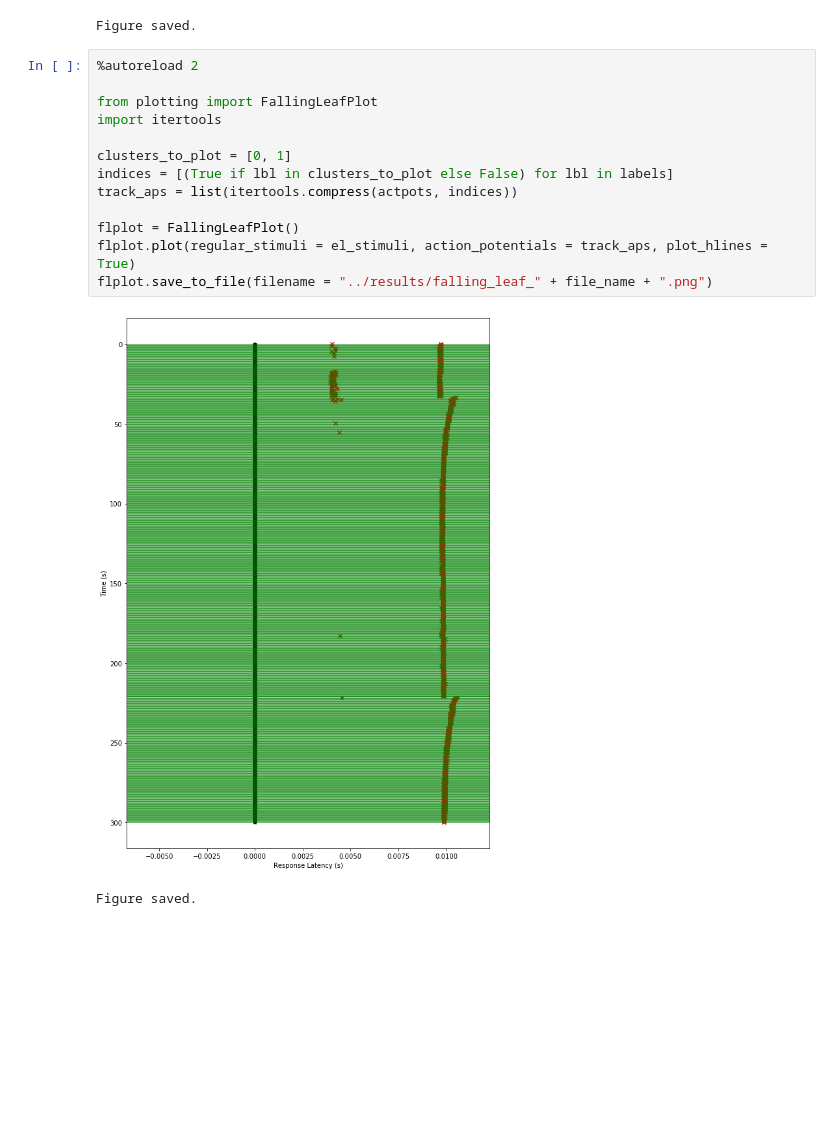
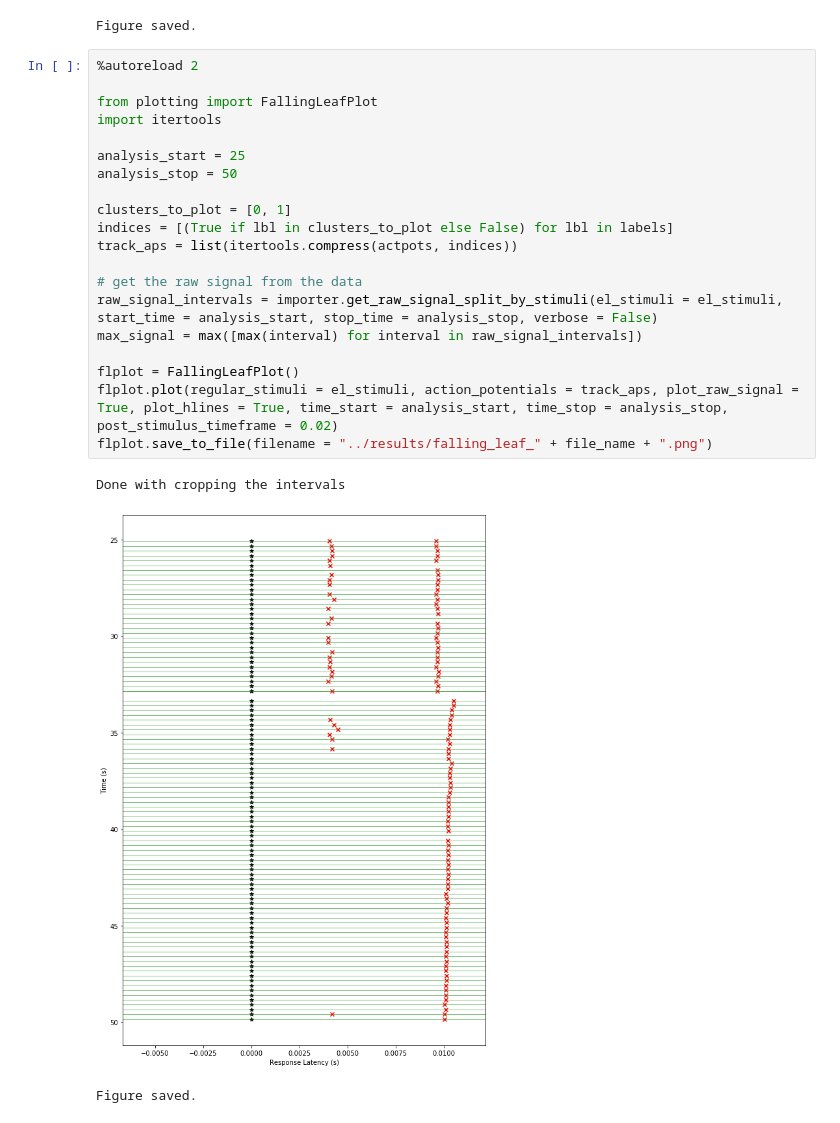
Before and after one commit to rwth-imi/openMNGlab, a Jupyter notebook: code/DBSCAN-Clustering.ipynb, the cells around one changed output. Drawn from its saved outputs; the diff is of its cells as text; blank space fills up the shorter version.

```diff
--- a/code/DBSCAN-Clustering.ipynb
+++ b/code/DBSCAN-Clustering.ipynb
@@ -75,16 +73,24 @@ Figure saved.
 # %%
 %autoreload 2
 
 from plotting import FallingLeafPlot
 import itertools
 
+analysis_start = 25
+analysis_stop = 50
+
 clusters_to_plot = [0, 1]
 indices = [(True if lbl in clusters_to_plot else False) for lbl in labels]
 track_aps = list(itertools.compress(actpots, indices))
 
+# get the raw signal from the data
+raw_signal_intervals = importer.get_raw_signal_split_by_stimuli(el_stimuli = el_stimuli, start_time = analysis_start, stop_time = analysis_stop, verbose = False)
+max_signal = max([max(interval) for interval in raw_signal_intervals])
+
 flplot = FallingLeafPlot()
-flplot.plot(regular_stimuli = el_stimuli, action_potentials = track_aps, plot_hlines = True)
+flplot.plot(regular_stimuli = el_stimuli, action_potentials = track_aps, plot_raw_signal = True, plot_hlines = True, time_start = analysis_start, time_stop = analysis_stop, post_stimulus_timeframe = 0.02)
 flplot.save_to_file(filename = "../results/falling_leaf_" + file_name + ".png")
 # %% [output]
+Done with cropping the intervals
-[figure, old version]
+[figure, new version]
-Figure saved.
+Figure saved.
```
Also changed, not shown: parts of 1 cell of this notebook, 7 other files.
